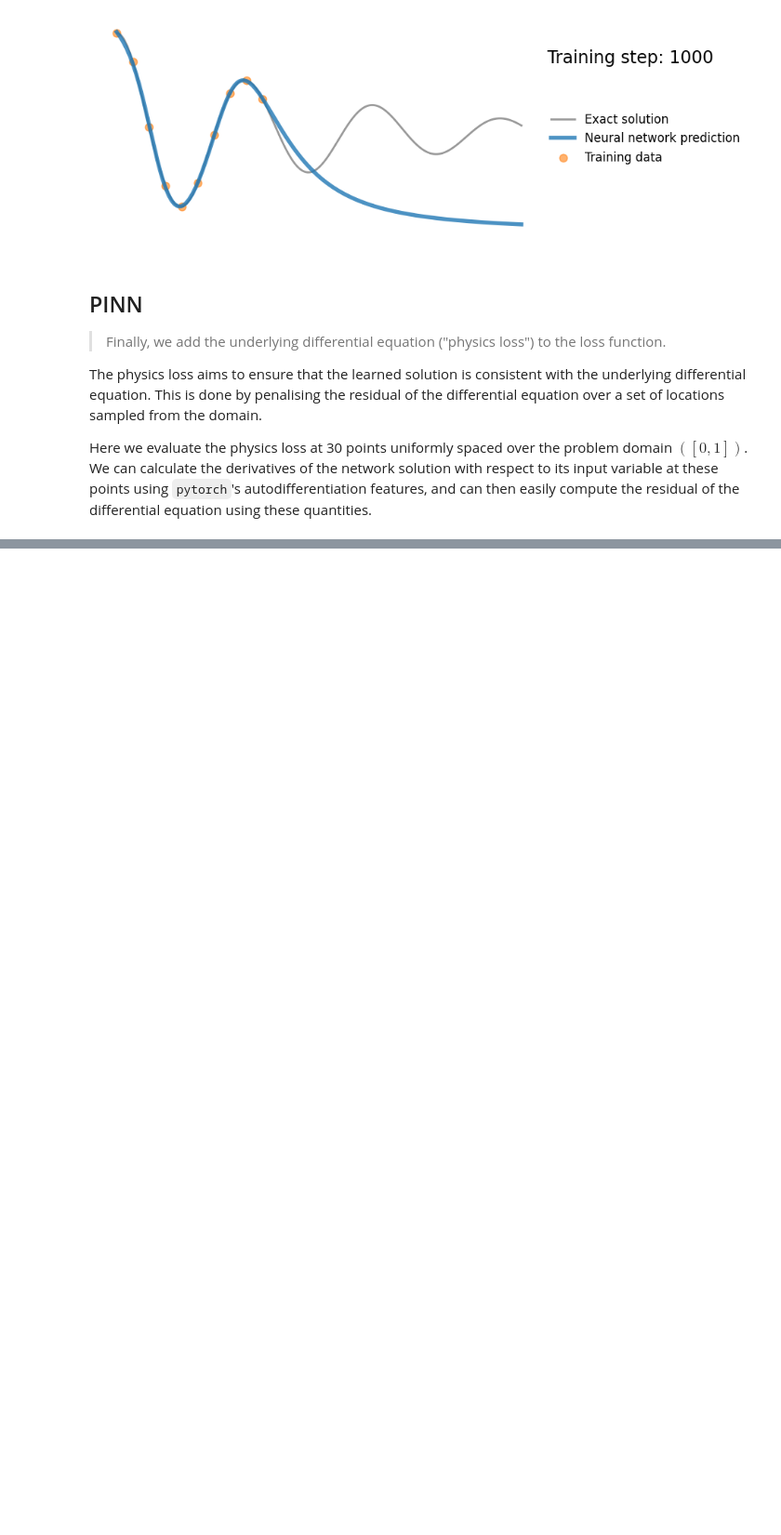
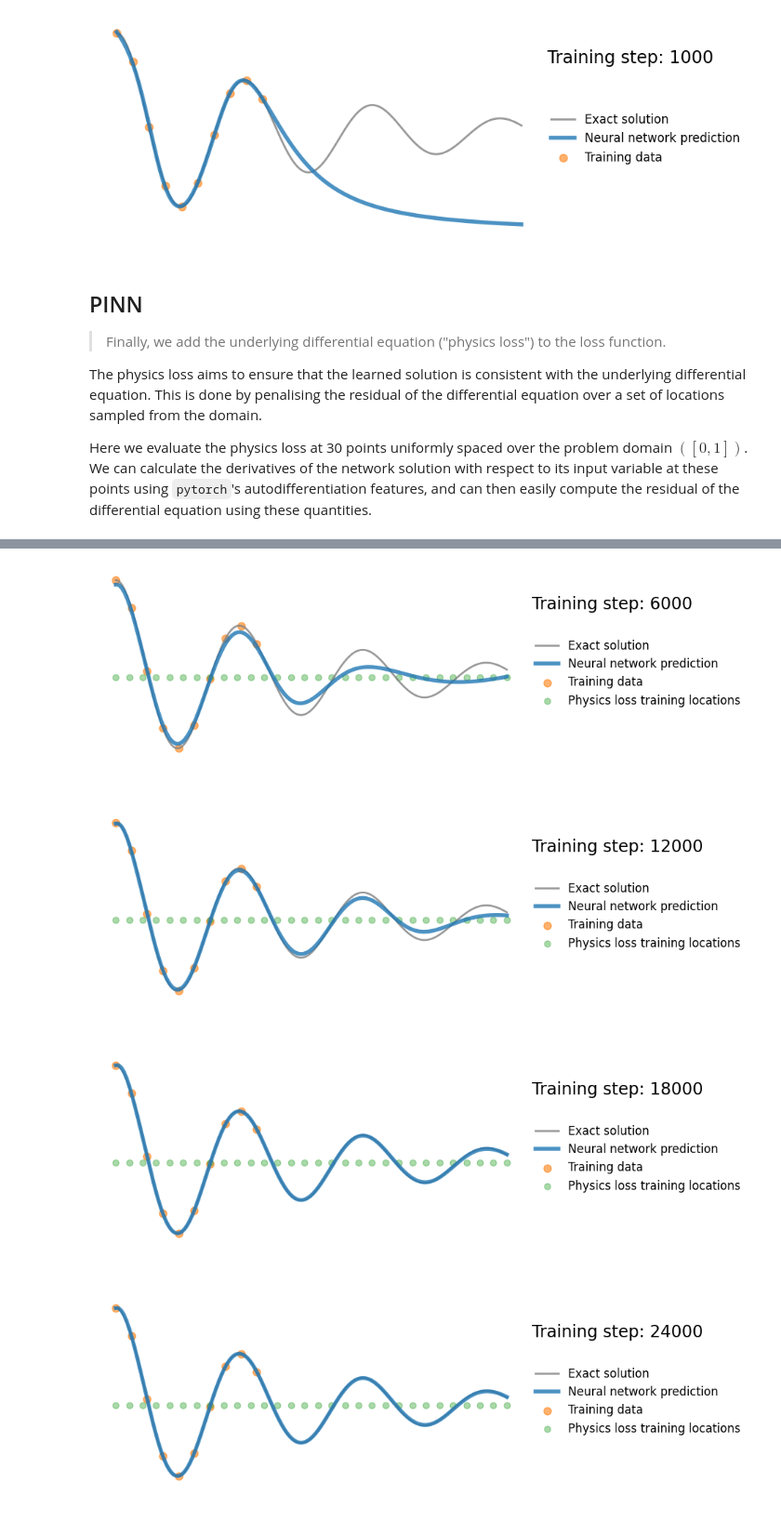
Before and after one commit to Mehdi-Haned/PINNs-Spring2025, a Jupyter notebook: PINN_Experiment.ipynb, the cells around one changed output, grey strips where cells are left out. Shown: that part at 93% size. Cells and saved outputs as stored; diff of their text form; code cells hidden in the pictures; blank space fills up the shorter version.

```diff
--- a/PINN_Experiment.ipynb
+++ b/PINN_Experiment.ipynb
@@ -230,0 +231,48 @@ save_gif_PIL("gifs/pinn_test.gif", files, fps=20, loop=0)
+# %%
+# Define the sample locations for physics loss
+t_physics = torch.linspace(0, 1, 30).view(-1,1).requires_grad_(True)
+
+torch.manual_seed(123)
+model2 = FCN(1,1,32,3)
+optimizer = torch.optim.Adam(model2.parameters(),lr=1e-4)
+files = []
+for i in range(24000):
+    optimizer.zero_grad()
+
+    # compute the "data loss"
+    xh = model2(t_data)
+    loss1 = torch.mean((xh-exact_data)**2)# use mean squared error
+
+    # compute the "physics loss"
+    xhp = model2(t_physics)
+    dx  = torch.autograd.grad(xhp, t_physics, torch.ones_like(xhp), create_graph=True)[0]# computes dy/dx
+    dx2 = torch.autograd.grad(dx,  t_physics, torch.ones_like(dx),  create_graph=True)[0]# computes d^2y/dx^2
+    physics = (dx2 + 2*d*dx + w0**2*xhp) # computes the residual of the 1D harmonic oscillator differential equation
+    loss2 = (1e-4)*torch.mean(physics**2)
+
+    # backpropagate joint loss
+    loss = loss1 + loss2 # add two loss terms together
+    loss.backward()
+    optimizer.step()
+
+
+    # plot the result as training progresses
+    if (i+1) % 150 == 0:
+        xh = model2(t).detach()
+        tp = t_physics.detach()
+
+        plot_result(i, t, x, t_data, exact_data, xh, tp)
+
+        file = "plots/pinn_test_%.8i.png"%(i+1)
+        plt.savefig(file, bbox_inches='tight', pad_inches=0.1, dpi=100, facecolor="white")
+        files.append(file)
+
+        if (i+1) % 6000 == 0: plt.show()
+        else: plt.close("all")
+
+save_gif_PIL("gifs/pinn_test.gif", files, fps=20, loop=0)
+# %% [output]
+[figure, added]
+[figure, added]
+[figure, added]
+[figure, added]
```
Also changed, not shown: parts of 7 cells of this notebook, 11 other files.
